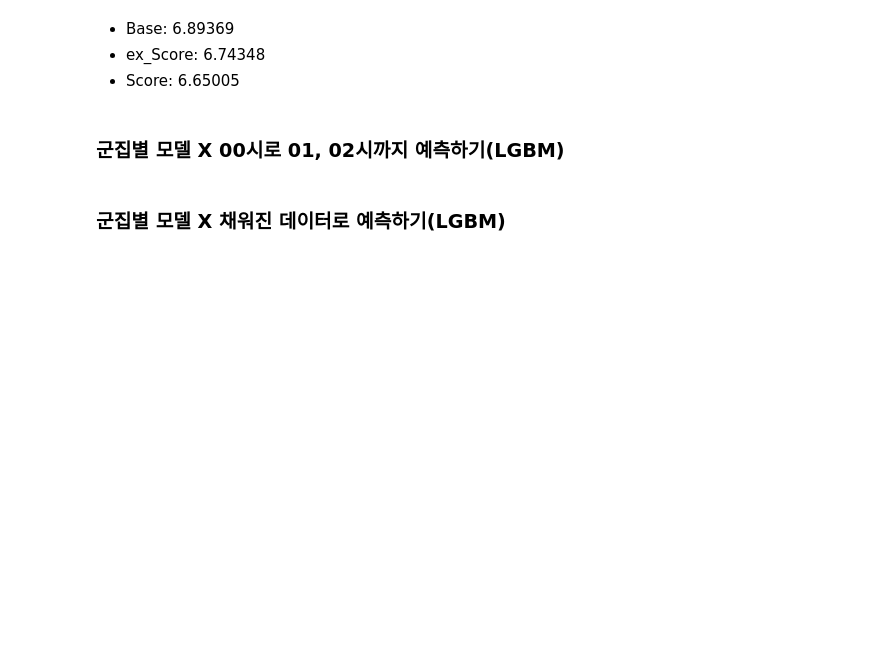
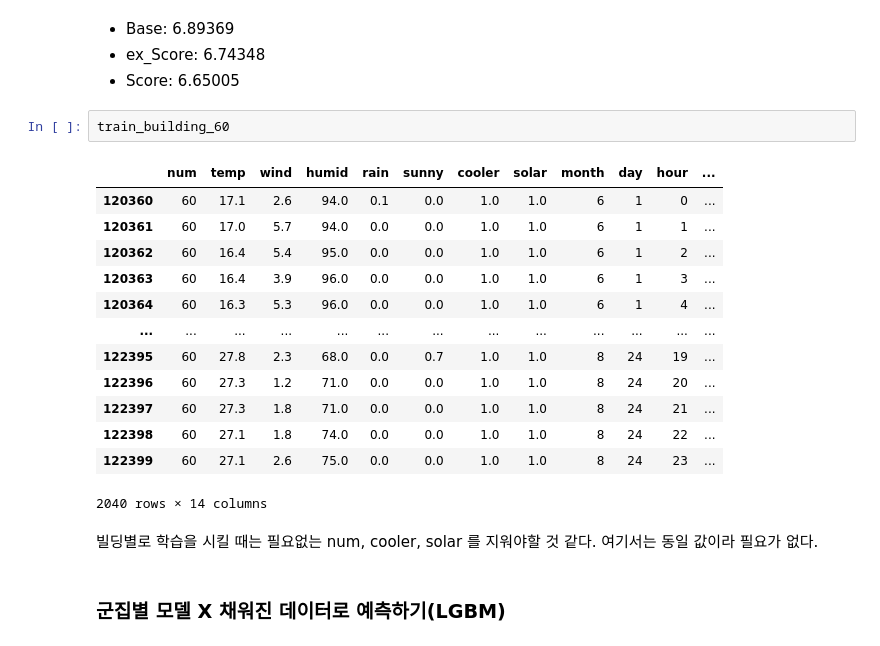
Before and after one commit to thinpig99/dacon_energy, a Jupyter notebook: energy_EDA1_210528.ipynb, the cells around one changed output. Saved outputs shown, nothing was run; the diff lists cells and outputs as text; blank space fills up the shorter version.

```diff
--- a/energy_EDA1_210528.ipynb
+++ b/energy_EDA1_210528.ipynb
@@ -887,7 +852,23 @@ sub
 - Base: 6.89369
 - ex_Score: 6.74348
 - Score: 6.65005
-# %% [markdown]
-### 군집별 모델 X 00시로 01, 02시까지 예측하기(LGBM)
+# %%
+train_building_60
+# %% [output]
+|  | num | temp | wind | humid | rain | sunny | cooler | solar | month | day | hour | ... |
+| 120360 | 60 | 17.1 | 2.6 | 94.0 | 0.1 | 0.0 | 1.0 | 1.0 | 6 | 1 | 0 | ... |
+| 120361 | 60 | 17.0 | 5.7 | 94.0 | 0.0 | 0.0 | 1.0 | 1.0 | 6 | 1 | 1 | ... |
+| 120362 | 60 | 16.4 | 5.4 | 95.0 | 0.0 | 0.0 | 1.0 | 1.0 | 6 | 1 | 2 | ... |
+| 120363 | 60 | 16.4 | 3.9 | 96.0 | 0.0 | 0.0 | 1.0 | 1.0 | 6 | 1 | 3 | ... |
+| 120364 | 60 | 16.3 | 5.3 | 96.0 | 0.0 | 0.0 | 1.0 | 1.0 | 6 | 1 | 4 | ... |
+| ... | ... | ... | ... | ... | ... | ... | ... | ... | ... | ... | ... | ... |
+| 122395 | 60 | 27.8 | 2.3 | 68.0 | 0.0 | 0.7 | 1.0 | 1.0 | 8 | 24 | 19 | ... |
+| 122396 | 60 | 27.3 | 1.2 | 71.0 | 0.0 | 0.0 | 1.0 | 1.0 | 8 | 24 | 20 | ... |
+| 122397 | 60 | 27.3 | 1.8 | 71.0 | 0.0 | 0.0 | 1.0 | 1.0 | 8 | 24 | 21 | ... |
+| 122398 | 60 | 27.1 | 1.8 | 74.0 | 0.0 | 0.0 | 1.0 | 1.0 | 8 | 24 | 22 | ... |
+| 122399 | 60 | 27.1 | 2.6 | 75.0 | 0.0 | 0.0 | 1.0 | 1.0 | 8 | 24 | 23 | ... |
+2040 rows × 14 columns
+# %% [markdown]
+빌딩별로 학습을 시킬 때는 필요없는 num, cooler, solar 를 지워야할 것 같다. 여기서는 동일 값이라 필요가 없다.
 # %% [markdown]
 ### 군집별 모델 X 채워진 데이터로 예측하기(LGBM)
```
Also changed, not shown: parts of 50 cells of this notebook, 2 other files.
